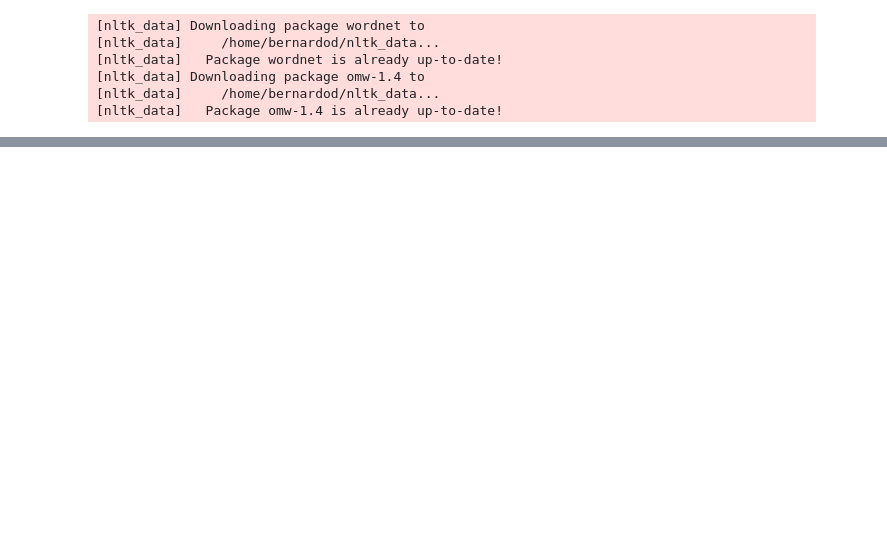
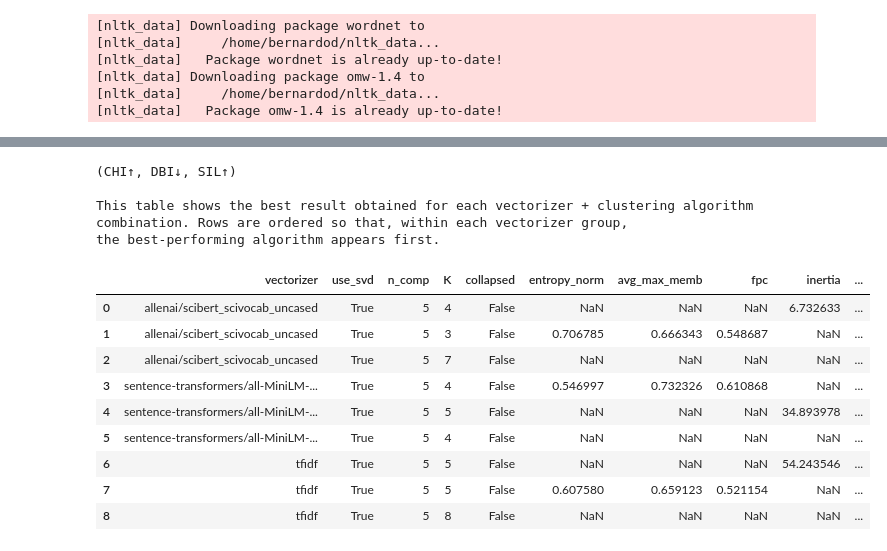
Before and after one commit to ai4society/ELIOT, a Jupyter notebook: evaluation/notebook/evaluation.ipynb, the cells around one changed output, grey strips where cells are left out. Drawn from its saved outputs; the diff is of its cells as text; code cells hidden in the pictures; blank space fills up the shorter version.

```diff
--- a/evaluation/notebook/evaluation.ipynb
+++ b/evaluation/notebook/evaluation.ipynb
@@ -260,5 +294,42 @@ Warning: You are sending unauthenticated requests to the HF Hub. Please set a HF
 # %%
 filtered = results_all[~((results_all["alg"] == "FCM") & (results_all["collapsed"] == True))]
+# %%
+best_per_group = (
+    filtered
+    .sort_values(
+        by=["SIL", "CHI", "DBI"],
+        ascending=[False, False, True]
+    )
+    .groupby(["vectorizer", "alg"], as_index=False)
+    .head(1)
+    .sort_values(["vectorizer", "SIL", "CHI", "DBI"], ascending=[True, False, False, True])
+    .reset_index(drop=True)
+)
+
+
+print("(CHI↑, DBI↓, SIL↑)")
+print()
+print("This table shows the best result obtained for each vectorizer + clustering algorithm")
+print("combination. Rows are ordered so that, within each vectorizer group,")
+print("the best-performing algorithm appears first.")
+print()
+best_per_group
+# %% [output]
+(CHI↑, DBI↓, SIL↑)
+
+This table shows the best result obtained for each vectorizer + clustering algorithm
+combination. Rows are ordered so that, within each vectorizer group,
+the best-performing algorithm appears first.
+|  | vectorizer | use_svd | n_comp | K | collapsed | entropy_norm | avg_max_memb | fpc | inertia | ... |
+| 0 | allenai/scibert_scivocab_uncased | True | 5 | 4 | False | NaN | NaN | NaN | 6.732633 | ... |
+| 1 | allenai/scibert_scivocab_uncased | True | 5 | 3 | False | 0.706785 | 0.666343 | 0.548687 | NaN | ... |
+| 2 | allenai/scibert_scivocab_uncased | True | 5 | 7 | False | NaN | NaN | NaN | NaN | ... |
+| 3 | sentence-transformers/all-MiniLM-... | True | 5 | 4 | False | 0.546997 | 0.732326 | 0.610868 | NaN | ... |
+| 4 | sentence-transformers/all-MiniLM-... | True | 5 | 5 | False | NaN | NaN | NaN | 34.893978 | ... |
+| 5 | sentence-transformers/all-MiniLM-... | True | 5 | 4 | False | NaN | NaN | NaN | NaN | ... |
+| 6 | tfidf | True | 5 | 5 | False | NaN | NaN | NaN | 54.243546 | ... |
+| 7 | tfidf | True | 5 | 5 | False | 0.607580 | 0.659123 | 0.521154 | NaN | ... |
+| 8 | tfidf | True | 5 | 8 | False | NaN | NaN | NaN | NaN | ... |
 # %%
 top_per_alg = (
     filtered
```
Also changed, not shown: parts of 13 cells of this notebook, 27 other files.
